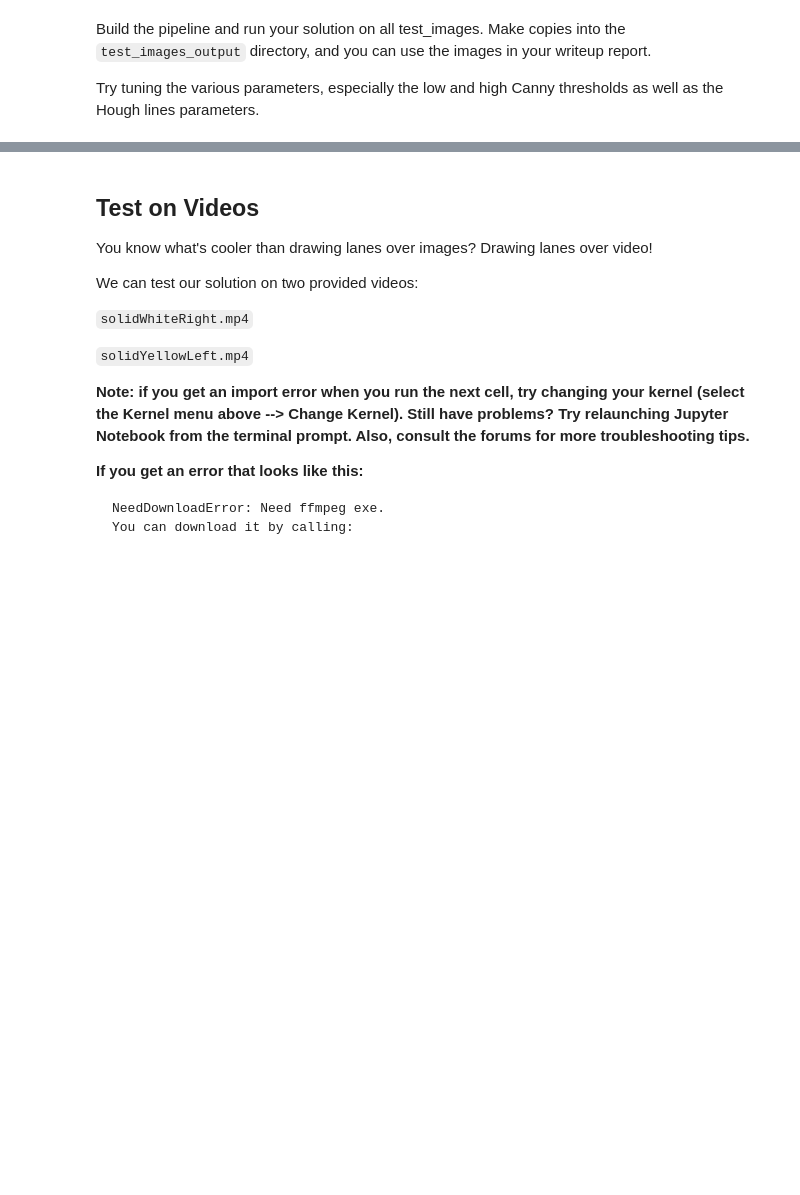
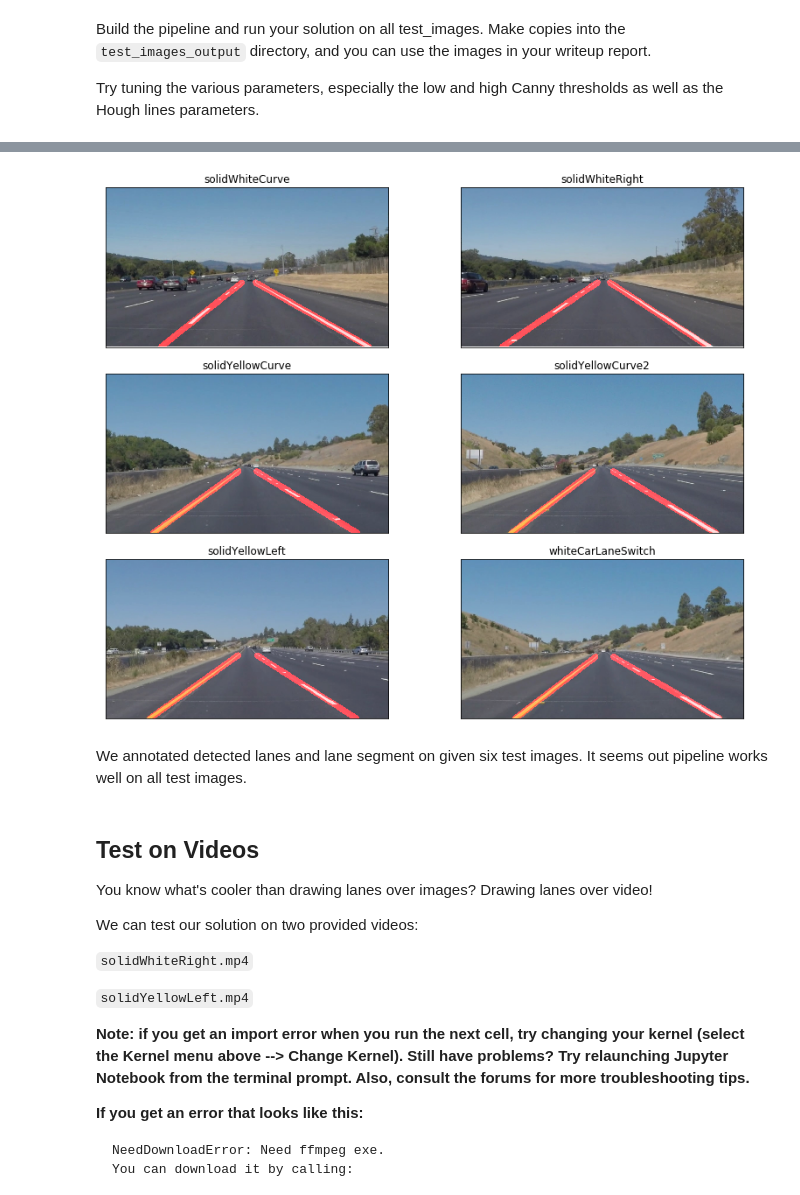
Before and after one commit to JennyLeeStat/Finding_lane_lines, a Jupyter notebook: P1.ipynb, the cells around one changed output, grey strips where cells are left out. Drawn from its saved outputs; the diff is of its cells as text; code cells hidden in the pictures; blank space fills up the shorter version.

```diff
--- a/P1.ipynb
+++ b/P1.ipynb
@@ -310,3 +312,23 @@ plt.imshow(weighted_img(lines_found, image, α=.8, β=1., γ=0.));
+# %%
+import os
+test_images = os.listdir("test_images/")
+test_filepath = ["test_images/" + p for p in test_images]
+# %%
+plt.figure(figsize=(12, 9))
+
+for i, p in enumerate(test_filepath):
+    plt.subplot(3, 2, i + 1)
+    img = mpimg.imread(p)
+    processed = process_image(img)
+    plt.imshow(processed)
+    plt.xticks(())
+    plt.yticks(())
+    plt.title(test_images[i].split(".")[0])
+plt.tight_layout()
+# %% [output]
+[figure, added]
+# %% [markdown]
+We annotated detected lanes and lane segment on given six test images. It seems out pipeline works well on all test images.
 # %% [markdown]
 
 ## Test on Videos
```
Also changed, not shown: parts of 10 cells of this notebook, 1 other file.
